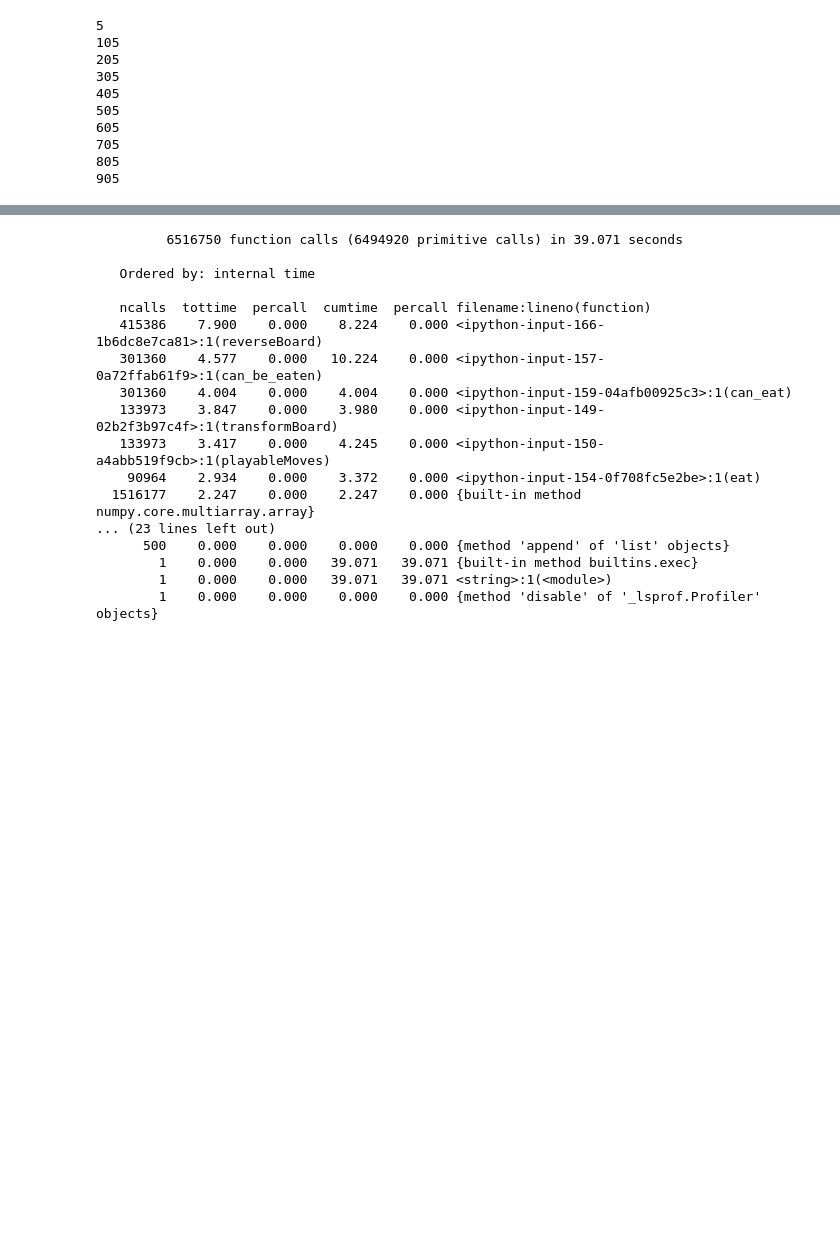
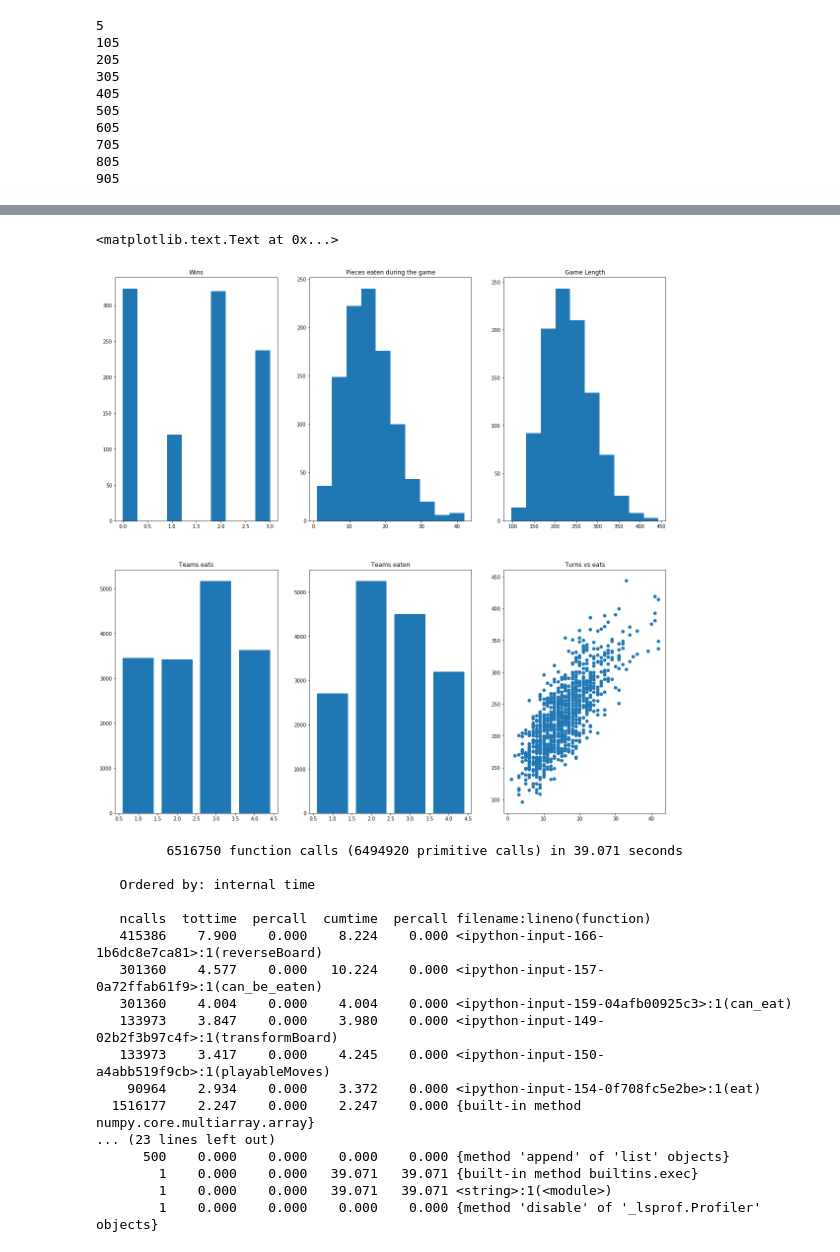
Before and after one commit to Stippos/Kimble, a Jupyter notebook: kimble.ipynb, the cells around one changed output, grey strips where cells are left out. Saved outputs shown, nothing was run; the diff lists cells and outputs as text; code cells hidden in the pictures; blank space fills up the shorter version.

```diff
--- a/kimble.ipynb
+++ b/kimble.ipynb
@@ -361,0 +361,17 @@ TypeError: 'int' object is not iterable
+# %%
+iters = 1000
+wins = []
+eats = []
+turns = []
+team_wise_eats = np.array([0,0,0,0])
+team_wise_eatens = np.array([0,0,0,0])
+
+for i in range(0, iters):
+    if(i % 100 == 5):
+        print(i)
+    result = game(strategies, 1)
+    wins.append(result[0])
+    eats.append(result[2])
+    turns.append(result[1])
+    team_wise_eats = team_wise_eats + np.array(result[3])
+    team_wise_eatens = team_wise_eatens + np.array(result[4])
@@ -362,3 +389,26 @@ TypeError: 'int' object is not iterable
+# %%
+plt.figure(1, (20,20))
+plt.subplot(231)
+plt.hist(wins)
+plt.title("Wins")
+plt.subplot(232)
+plt.hist(eats)
+plt.title("Pieces eaten during the game")
+plt.subplot(233)
+plt.hist(turns)
+plt.title("Game Length")
+plt.subplot(234)
+plt.bar([1,2,3,4], team_wise_eats)
+plt.title("Teams eats")
+plt.subplot(235)
+plt.bar([1,2,3,4], team_wise_eatens)
+plt.title("Teams eaten")
+plt.subplot(236)
+plt.scatter(eats, turns)
+plt.title("Turns vs eats")
+# %% [output]
+<matplotlib.text.Text at 0x...>
+[figure, added]
 # %%
 def unfair_dice(previous_dice):
     r = np.random.uniform(0,1)
```
Also changed, not shown: parts of 7 cells of this notebook.
